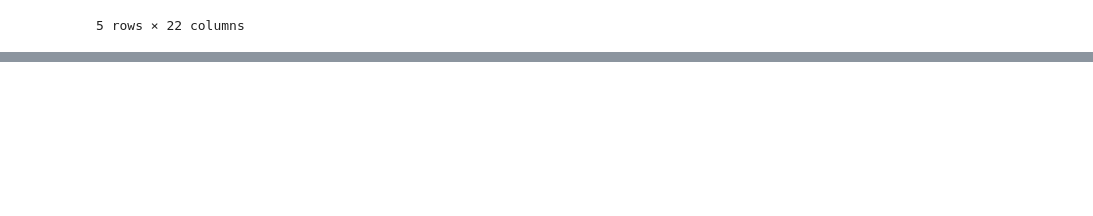
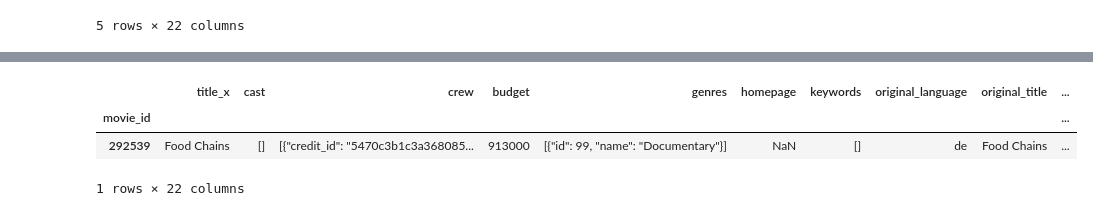
Before and after one commit to Ellana42/projet_info, a Jupyter notebook: rating_movies.ipynb, the cells around one changed output, grey strips where cells are left out. Drawn from its saved outputs; the diff is of its cells as text; code cells hidden in the pictures; blank space fills up the shorter version.

Commit message:
Data prep and started scrapping imdb

```diff
--- a/rating_movies.ipynb
+++ b/rating_movies.ipynb
@@ -80,0 +112,10 @@ data.head()
+# %%
+# Let's take care of the missing release date
+data.drop(index=data[data['release_date'].isna()].index, inplace=True)
+# This particular movies was too recently released, and everything is missing so we drop it
+# It seems that we didn't take into account all the empty lists and null values
+# %%
+chimameti = data[data['runtime'].isna()].index[0]
+frank_sinatra = data[data['runtime'].isna()].index[1]
+data.loc[chimameti, 'runtime'] = 113.0
+data.loc[frank_sinatra, 'runtime'] = 81.0
@@ -80,0 +151,11 @@ data.head()
+# %%
+# Here we split the columns between strings and json
+str_cols, json_cols = [], []
+for column in data.select_dtypes('object'):
+    if data[column].iloc[0][0] == '[':
+        json_cols.append(column)
+    else :
+        str_cols.append(column)
+# %%
+for column in data[json_cols]:
+    data[column] = data[column].map(eval)
@@ -80,0 +193,7 @@ data.head()
+# %%
+data[data['overview'].isna()]
+# %% [output]
+|  | title_x | cast | crew | budget | genres | homepage | keywords | original_language | original_title | ... |
+| movie_id |  |  |  |  |  |  |  |  |  | ... |
+| 292539 | Food Chains | [] | [{"credit_id": "5470c3b1c3a368085... | 913000 | [{"id": 99, "name": "Documentary"}] | NaN | [] | de | Food Chains | ... |
+1 rows × 22 columns
```
Also changed, not shown: parts of 25 cells of this notebook, 1 other file.
